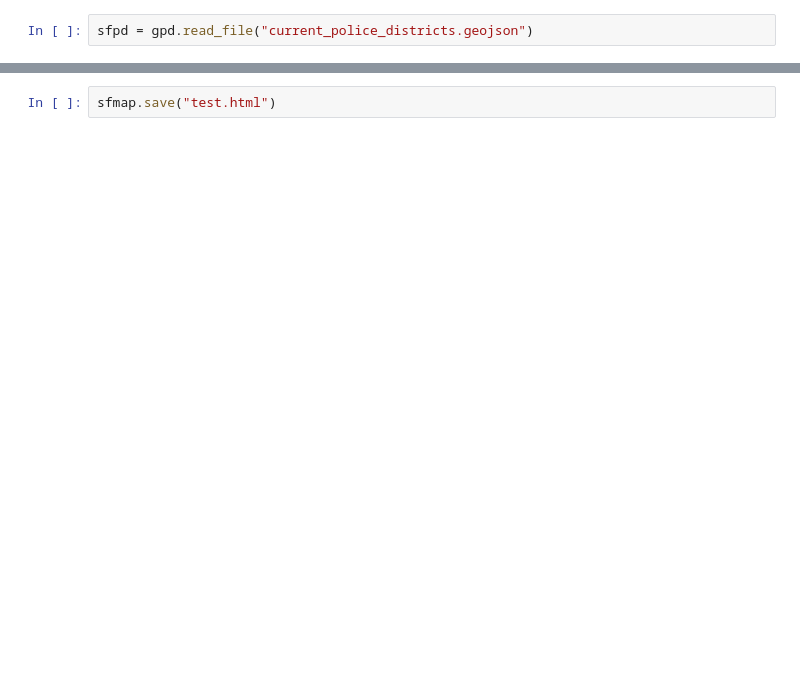
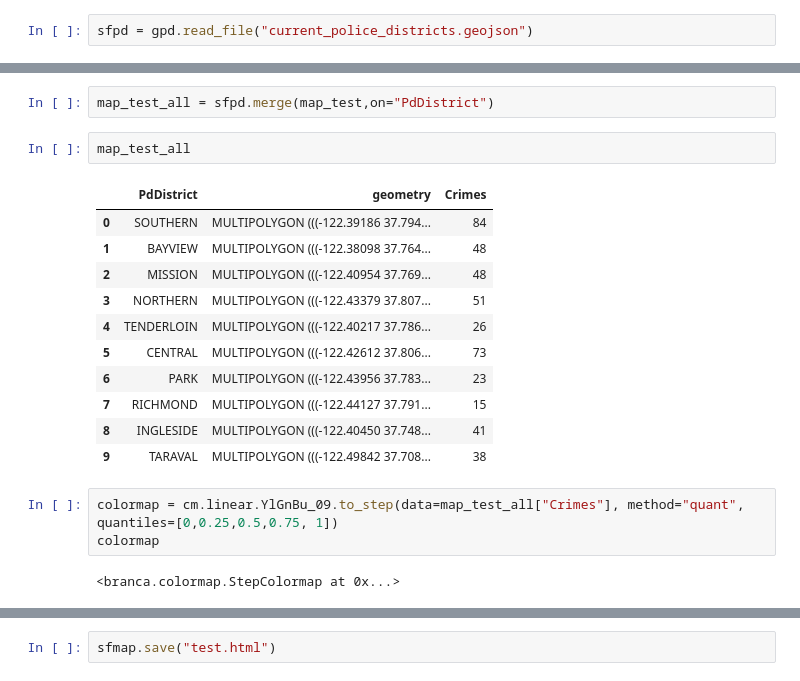
Before and after one commit to fescobar96/Crime-Prediction-in-San-Francisco, a Jupyter notebook: San_Francisco_Interactive.ipynb, the cells around one changed output, grey strips where cells are left out. Drawn from its saved outputs; the diff is of its cells as text; blank space fills up the shorter version.

```diff
--- a/San_Francisco_Interactive.ipynb
+++ b/San_Francisco_Interactive.ipynb
@@ -76,0 +80,21 @@ sfmap
+# %%
+map_test_all = sfpd.merge(map_test,on="PdDistrict")
+# %%
+map_test_all
+# %% [output]
+|  | PdDistrict | geometry | Crimes |
+| 0 | SOUTHERN | MULTIPOLYGON (((-122.39186 37.794... | 84 |
+| 1 | BAYVIEW | MULTIPOLYGON (((-122.38098 37.764... | 48 |
+| 2 | MISSION | MULTIPOLYGON (((-122.40954 37.769... | 48 |
+| 3 | NORTHERN | MULTIPOLYGON (((-122.43379 37.807... | 51 |
+| 4 | TENDERLOIN | MULTIPOLYGON (((-122.40217 37.786... | 26 |
+| 5 | CENTRAL | MULTIPOLYGON (((-122.42612 37.806... | 73 |
+| 6 | PARK | MULTIPOLYGON (((-122.43956 37.783... | 23 |
+| 7 | RICHMOND | MULTIPOLYGON (((-122.44127 37.791... | 15 |
+| 8 | INGLESIDE | MULTIPOLYGON (((-122.40450 37.748... | 41 |
+| 9 | TARAVAL | MULTIPOLYGON (((-122.49842 37.708... | 38 |
+# %%
+colormap = cm.linear.YlGnBu_09.to_step(data=map_test_all["Crimes"], method="quant", quantiles=[0,0.25,0.5,0.75, 1])
+colormap
+# %% [output]
+<branca.colormap.StepColormap at 0x...>
```
Also changed, not shown: parts of 5 cells of this notebook.
